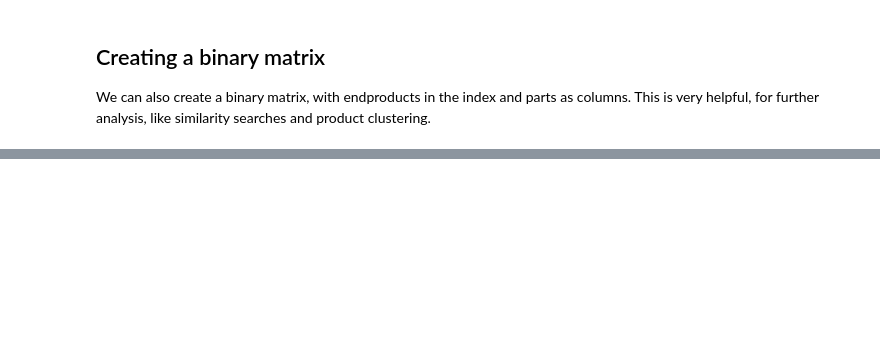
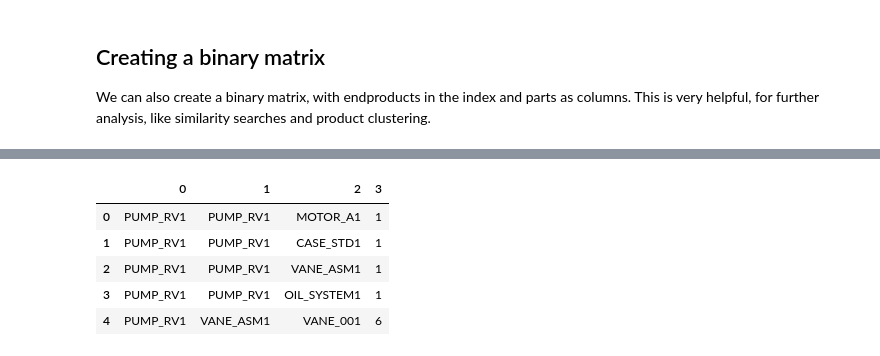
Before and after one commit to janhesse53/bom, a Jupyter notebook: nbs/00_core.ipynb, the cells around one changed output, grey strips where cells are left out. Saved outputs shown, nothing was run; the diff lists cells and outputs as text; code cells hidden in the pictures; blank space fills up the shorter version.

```diff
--- a/nbs/00_core.ipynb
+++ b/nbs/00_core.ipynb
@@ -358,0 +454,10 @@ b_matrix
+# %%
+final_df = pd.concat(dfs)
+final_df.head()
+# %% [output]
+|  | 0 | 1 | 2 | 3 |
+| 0 | PUMP_RV1 | PUMP_RV1 | MOTOR_A1 | 1 |
+| 1 | PUMP_RV1 | PUMP_RV1 | CASE_STD1 | 1 |
+| 2 | PUMP_RV1 | PUMP_RV1 | VANE_ASM1 | 1 |
+| 3 | PUMP_RV1 | PUMP_RV1 | OIL_SYSTEM1 | 1 |
+| 4 | PUMP_RV1 | VANE_ASM1 | VANE_001 | 6 |
```
Also changed, not shown: parts of 17 cells of this notebook, 2 other files.
